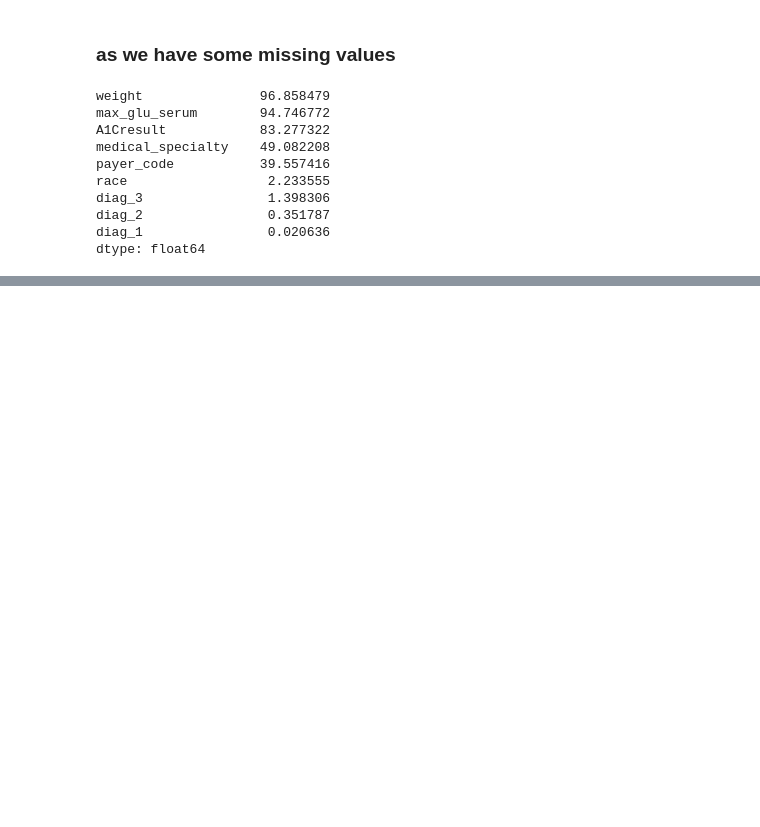
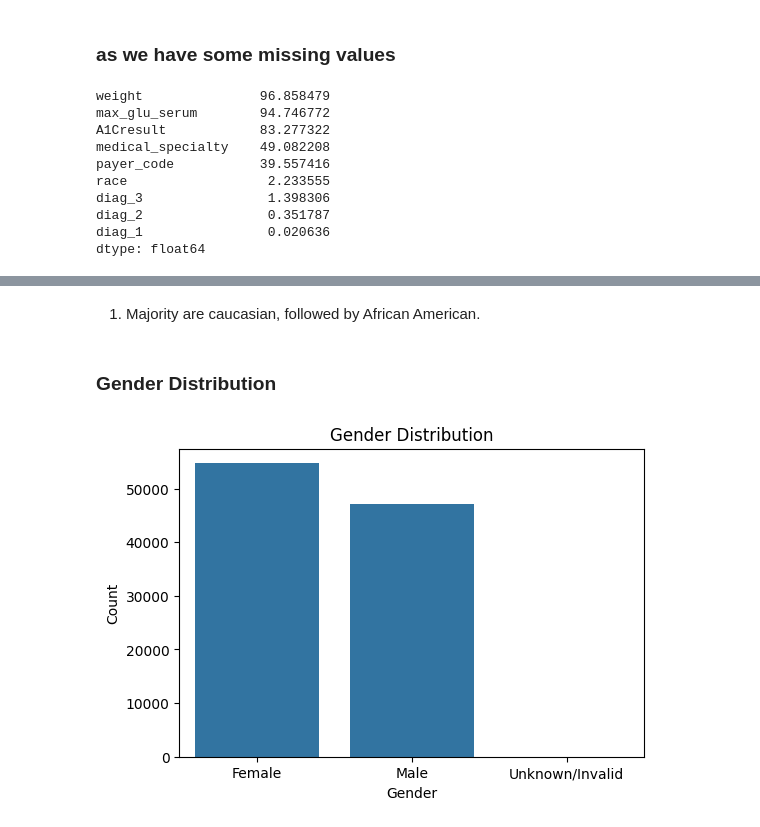
Before and after one commit to Darshan-Deepak/Patient-Readmission-Prediction, a Jupyter notebook: Patient.ipynb, the cells around one changed output, grey strips where cells are left out. Cells and saved outputs as stored; diff of their text form; code cells hidden in the pictures; blank space fills up the shorter version.

```diff
--- a/Patient.ipynb
+++ b/Patient.ipynb
@@ -89,0 +164,13 @@ dtype: float64
+# %% [markdown]
+1. Majority are caucasian, followed by African American.
+# %% [markdown]
+### Gender Distribution
+# %%
+plt.figure(figsize=(6,4))
+sns.countplot(x = 'gender', data = patient_data)
+plt.title('Gender Distribution')
+plt.xlabel('Gender')
+plt.ylabel('Count')
+plt.show()
+# %% [output]
+[figure, added]
```
Also changed, not shown: parts of 32 cells of this notebook, 7 other files.
